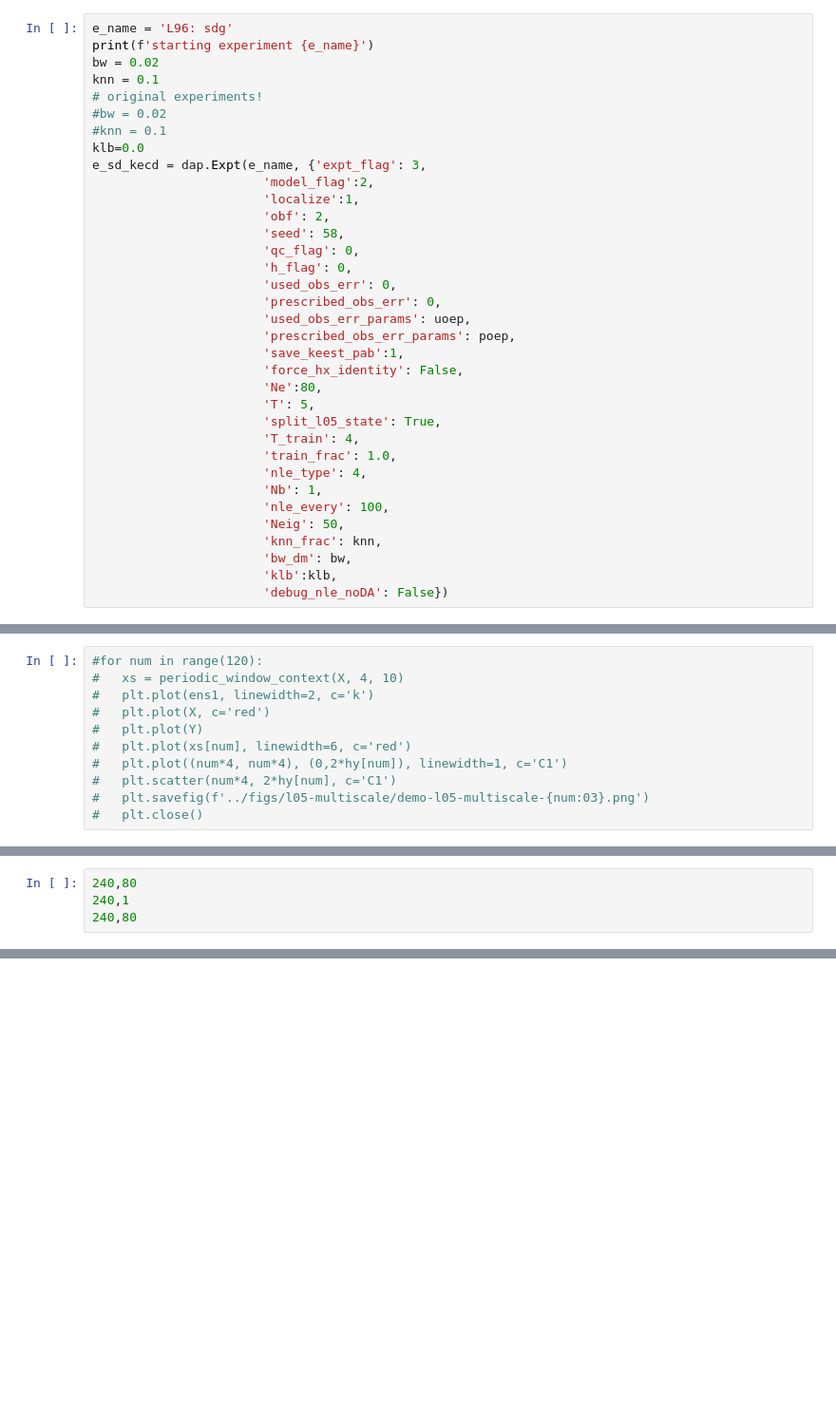
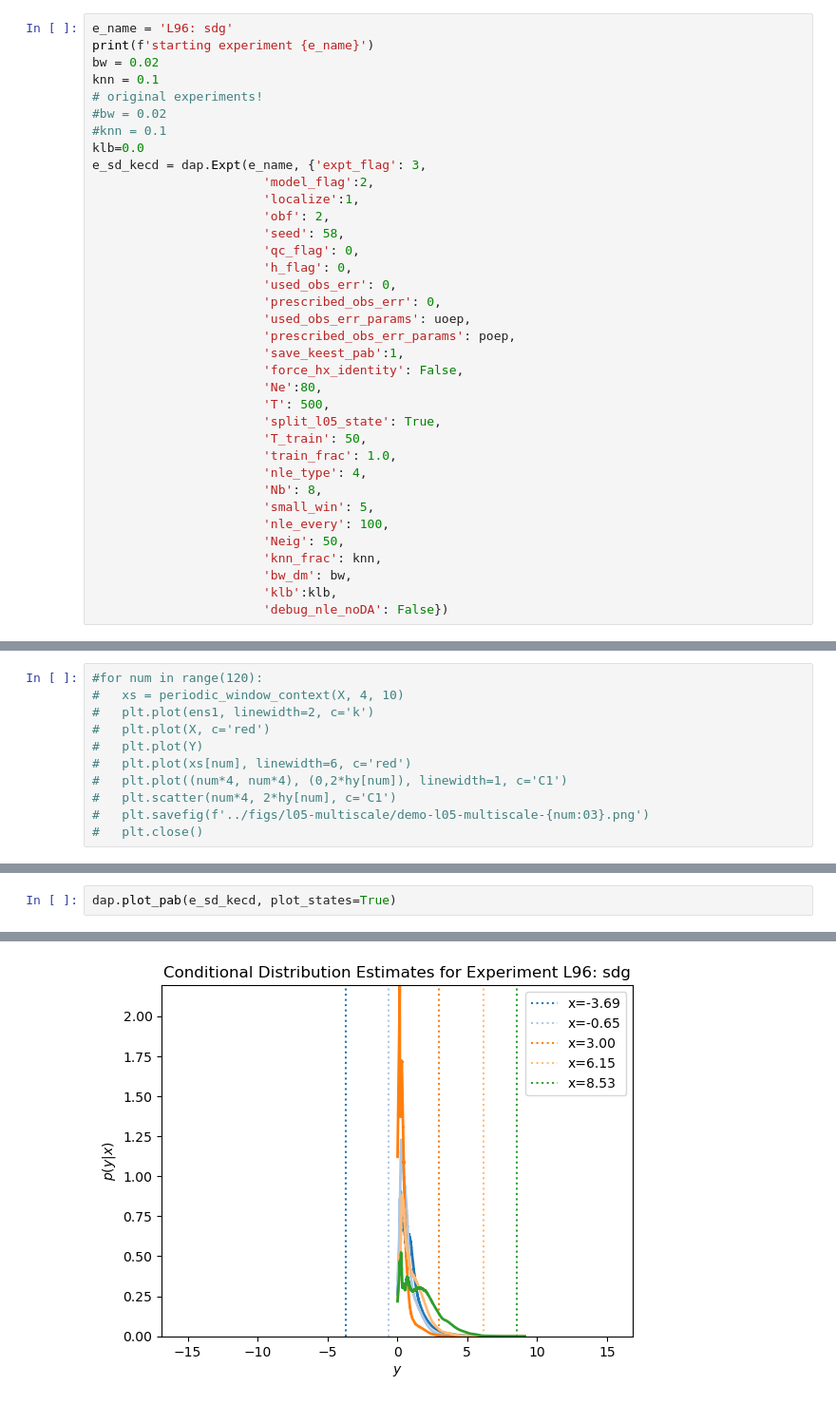
Before and after one commit to hsanter/DAPyr-nle, a Jupyter notebook: src/notebooks/scale-sep.ipynb, the cells around one changed output, grey strips where cells are left out. Shown at 95% size. Drawn from its saved outputs; the diff is of its cells as text; blank space fills up the shorter version.

Commit message:
somewhat? working scale separation expt - better than noda but not by much. maybe something wrong with how training data is stored?

```diff
--- a/src/notebooks/scale-sep.ipynb
+++ b/src/notebooks/scale-sep.ipynb
@@ -52,12 +52,13 @@ e_sd_kecd = dap.Expt(e_name, {'expt_flag': 3,
                        'save_keest_pab':1,
                        'force_hx_identity': False,
                        'Ne':80,
-                       'T': 5,
+                       'T': 500,
                        'split_l05_state': True,
-                       'T_train': 4,
+                       'T_train': 50,
                        'train_frac': 1.0,
                        'nle_type': 4,
-                       'Nb': 1,
+                       'Nb': 8,
+                       'small_win': 5,
                        'nle_every': 100,
                        'Neig': 50,
                        'knn_frac': knn,
@@ -218,4 +222,3 @@ plt.plot(np.arange(0,480, 8),hyt[:,30])
 # %%
-240,80
-240,1
-240,80
+dap.plot_pab(e_sd_kecd, plot_states=True)
+# %% [output]
@@ -221,0 +226 @@ plt.plot(np.arange(0,480, 8),hyt[:,30])
+[figure, added]
```
Also changed, not shown: parts of 7 cells of this notebook, 3 other files.
